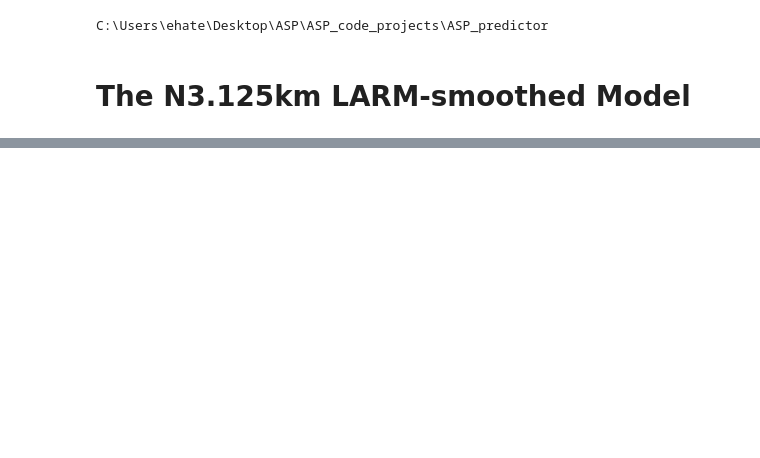
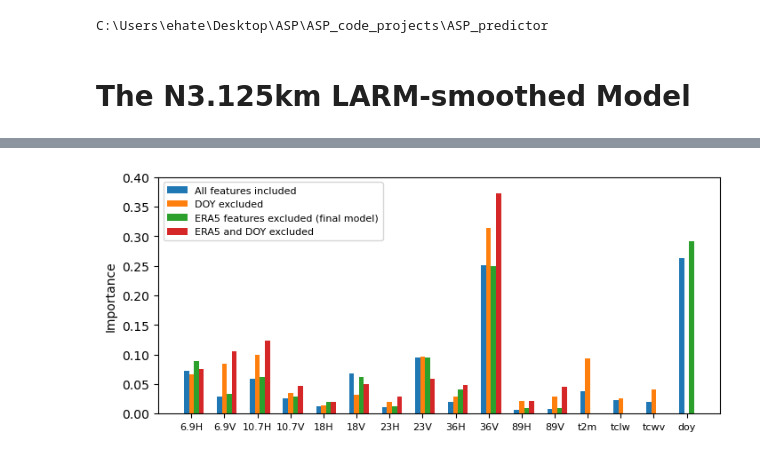
Before and after one commit to EHTellefsen/Arctic_Snow_Products, a Jupyter notebook: analysis/evaluate_model_performance.ipynb, the cells around one changed output, grey strips where cells are left out. Saved outputs shown, nothing was run; the diff lists cells and outputs as text; code cells hidden in the pictures; blank space fills up the shorter version.

```diff
--- a/analysis/evaluate_model_performance.ipynb
+++ b/analysis/evaluate_model_performance.ipynb
@@ -270,0 +337,35 @@ plt.show()
+# %%
+titles = {
+    'default': 'All features included',
+    'noDOY': 'DOY excluded',
+    'noERA5': 'ERA5 features excluded (final model)',
+    'noERA5orDOY': 'ERA5 and DOY excluded'}
+
+fig, ax = plt.subplots(1, 1, figsize=(7,3), layout='constrained')
+
+i=0
+for model_id, path in models.items():
+    model = pickle.load(open(path, 'rb'))
+    offset = 0.15*i - 0.15
+    x = np.arange(16)
+    fi = model.model.feature_importances_
+    if model_id == 'noERA5':
+        newfi = np.zeros(16)
+        newfi[:12] = fi[:12]
+        newfi[-1]=fi[-1]
+        fi = newfi
+
+
+    ax.bar(x[:len(fi)]+offset, fi, width=0.15)
+    if i==0:
+        ax.set_xticks(x, model.input_features, fontsize=8)
+    #ax.set_title(f'Feature Importances: {titles[j]}', loc='left', fontsize=10, fontweight='bold')
+    ax.set_ylim(0, 0.40)
+    #ax[j].set_title(f'Feature Importances - {retracker} - {experiment}')
+    ax.set_ylabel('Importance', fontsize=10)
+    i += 1
+    ax.legend(titles.values(), fontsize=8, loc=2)
+fig.savefig('data/fig/importance_parameterInclusion.pdf')
+plt.show()
+# %% [output]
+[figure, added]
```
Also changed, not shown: parts of 11 cells of this notebook, 32 other files.
